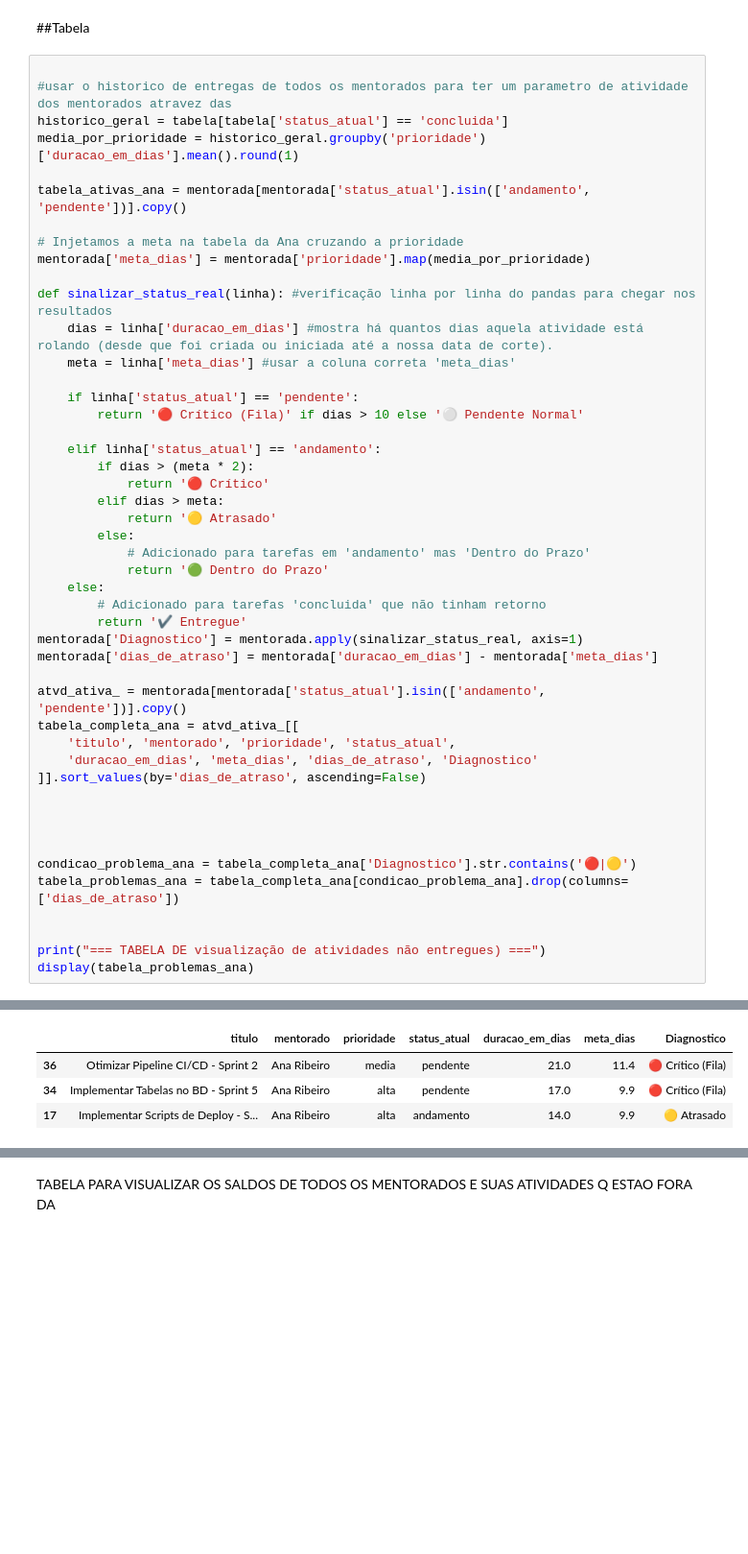
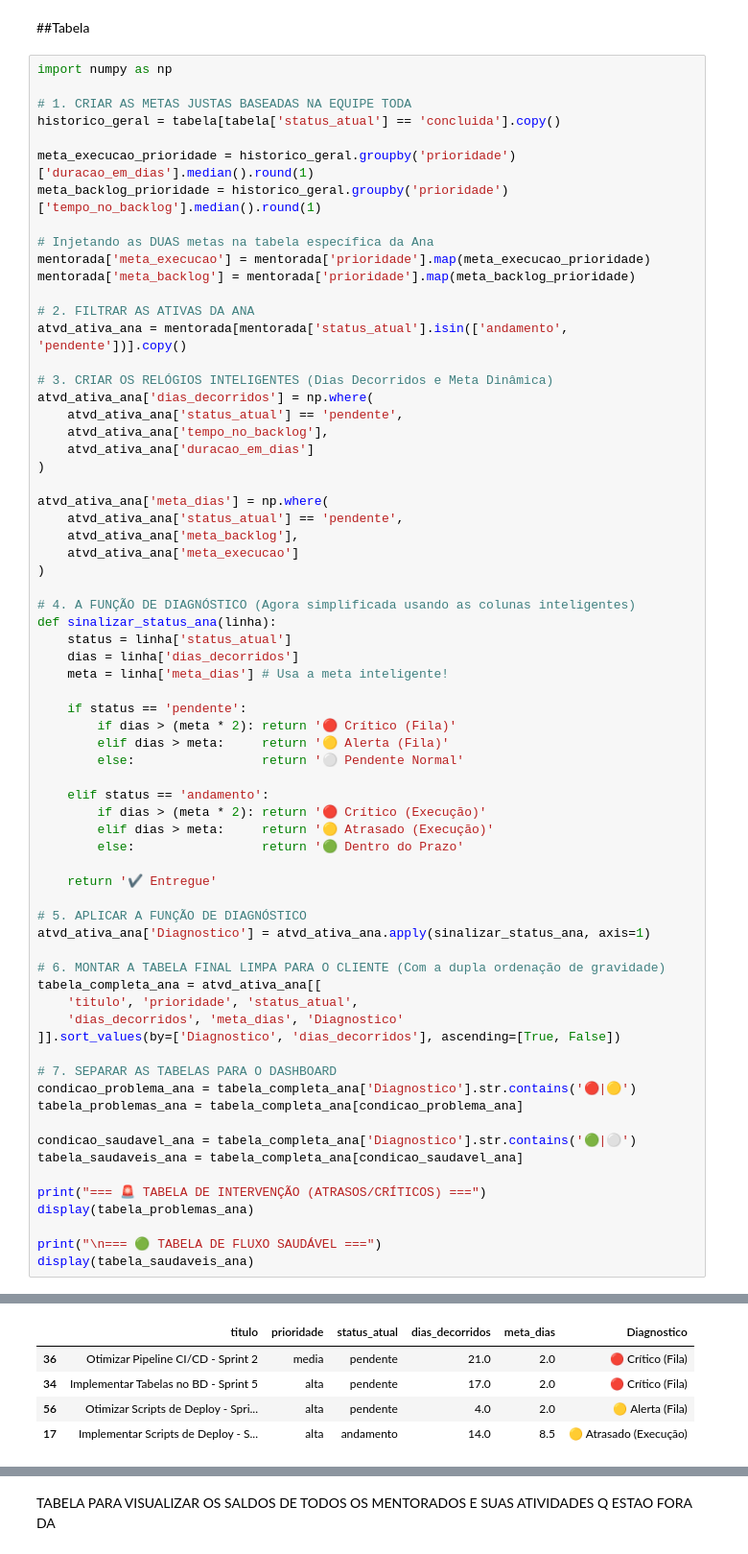
Before and after one commit to JeanCCavalcante/Projeto-Final-Formacao-Full-Stack-, a Jupyter notebook: data_analysis/notebooks/analise_unificada.ipynb, the cells around one changed output, grey strips where cells are left out. Shown at 96% size. Cells and saved outputs as stored; diff of their text form; blank space fills up the shorter version.

```diff
--- a/data_analysis/notebooks/analise_unificada.ipynb
+++ b/data_analysis/notebooks/analise_unificada.ipynb
@@ -750,50 +729,71 @@ if grafico_ana: grafico_ana.show()
 # %% [markdown]
 ##Tabela
 # %%
+import numpy as np
 
-#usar o historico de entregas de todos os mentorados para ter um parametro de atividade dos mentorados atravez das
-historico_geral = tabela[tabela['status_atual'] == 'concluida']
-media_por_prioridade = historico_geral.groupby('prioridade')['duracao_em_dias'].mean().round(1)
+# 1. CRIAR AS METAS JUSTAS BASEADAS NA EQUIPE TODA
+historico_geral = tabela[tabela['status_atual'] == 'concluida'].copy()
 
-tabela_ativas_ana = mentorada[mentorada['status_atual'].isin(['andamento', 'pendente'])].copy()
+meta_execucao_prioridade = historico_geral.groupby('prioridade')['duracao_em_dias'].median().round(1)
+meta_backlog_prioridade = historico_geral.groupby('prioridade')['tempo_no_backlog'].median().round(1)
 
-# Injetamos a meta na tabela da Ana cruzando a prioridade
-mentorada['meta_dias'] = mentorada['prioridade'].map(media_por_prioridade)
+# Injetando as DUAS metas na tabela específica da Ana
+mentorada['meta_execucao'] = mentorada['prioridade'].map(meta_execucao_prioridade)
+mentorada['meta_backlog'] = mentorada['prioridade'].map(meta_backlog_prioridade)
 
-def sinalizar_status_real(linha): #verificação linha por linha do pandas para chegar nos resultados
-    dias = linha['duracao_em_dias'] #mostra há quantos dias aquela atividade está rolando (desde que foi criada ou iniciada até a nossa data de corte).
-    meta = linha['meta_dias'] #usar a coluna correta 'meta_dias'
+# 2. FILTRAR AS ATIVAS DA ANA
+atvd_ativa_ana = mentorada[mentorada['status_atual'].isin(['andamento', 'pendente'])].copy()
 
-    if linha['status_atual'] == 'pendente':
-        return '🔴 Crítico (Fila)' if dias > 10 else '⚪ Pendente Normal'
+# 3. CRIAR OS RELÓGIOS INTELIGENTES (Dias Decorridos e Meta Dinâmica)
+atvd_ativa_ana['dias_decorridos'] = np.where(
+    atvd_ativa_ana['status_atual'] == 'pendente',
+    atvd_ativa_ana['tempo_no_backlog'],
+    atvd_ativa_ana['duracao_em_dias']
+)
 
-    elif linha['status_atual'] == 'andamento':
-        if dias > (meta * 2):
-            return '🔴 Crítico'
-        elif dias > meta:
-            return '🟡 Atrasado'
-        else:
-            # Adicionado para tarefas em 'andamento' mas 'Dentro do Prazo'
-            return '🟢 Dentro do Prazo'
-    else:
-        # Adicionado para tarefas 'concluida' que não tinham retorno
-        return '✔️ Entregue'
-mentorada['Diagnostico'] = mentorada.apply(sinalizar_status_real, axis=1)
-mentorada['dias_de_atraso'] = mentorada['duracao_em_dias'] - mentorada['meta_dias']
+atvd_ativa_ana['meta_dias'] = np.where(
+    atvd_ativa_ana['status_atual'] == 'pendente',
+    atvd_ativa_ana['meta_backlog'],
+    atvd_ativa_ana['meta_execucao']
+)
 
-atvd_ativa_ = mentorada[mentorada['status_atual'].isin(['andamento', 'pendente'])].copy()
-tabela_completa_ana = atvd_ativa_[[
-    'titulo', 'mentorado', 'prioridade', 'status_atual',
-    'duracao_em_dias', 'meta_dias', 'dias_de_atraso', 'Diagnostico'
-]].sort_values(by='dias_de_atraso', ascending=False)
+# 4. A FUNÇÃO DE DIAGNÓSTICO (Agora simplificada usando as colunas inteligentes)
+def sinalizar_status_ana(linha):
+    status = linha['status_atual']
+    dias = linha['dias_decorridos']
+    meta = linha['meta_dias'] # Usa a meta inteligente!
 
+    if status == 'pendente':
+        if dias > (meta * 2): return '🔴 Crítico (Fila)'
+        elif dias > meta:     return '🟡 Alerta (Fila)'
+        else:                 return '⚪ Pendente Normal'
 
+    elif status == 'andamento':
+        if dias > (meta * 2): return '🔴 Crítico (Execução)'
+        elif dias > meta:     return '🟡 Atrasado (Execução)'
+        else:                 return '🟢 Dentro do Prazo'
 
+    return '✔️ Entregue'
 
+# 5. APLICAR A FUNÇÃO DE DIAGNÓSTICO
+atvd_ativa_ana['Diagnostico'] = atvd_ativa_ana.apply(sinalizar_status_ana, axis=1)
+
+# 6. MONTAR A TABELA FINAL LIMPA PARA O CLIENTE (Com a dupla ordenação de gravidade)
+tabela_completa_ana = atvd_ativa_ana[[
+    'titulo', 'prioridade', 'status_atual',
+    'dias_decorridos', 'meta_dias', 'Diagnostico'
+]].sort_values(by=['Diagnostico', 'dias_decorridos'], ascending=[True, False])
+
+# 7. SEPARAR AS TABELAS PARA O DASHBOARD
 condicao_problema_ana = tabela_completa_ana['Diagnostico'].str.contains('🔴|🟡')
-tabela_problemas_ana = tabela_completa_ana[condicao_problema_ana].drop(columns=['dias_de_atraso'])
+tabela_problemas_ana = tabela_completa_ana[condicao_problema_ana]
 
+condicao_saudavel_ana = tabela_completa_ana['Diagnostico'].str.contains('🟢|⚪')
+tabela_saudaveis_ana = tabela_completa_ana[condicao_saudavel_ana]
 
-print("=== TABELA DE visualização de atividades não entregues) ===")
+print("=== 🚨 TABELA DE INTERVENÇÃO (ATRASOS/CRÍTICOS) ===")
 display(tabela_problemas_ana)
+
+print("\n=== 🟢 TABELA DE FLUXO SAUDÁVEL ===")
+display(tabela_saudaveis_ana)
 # %% [output]
@@ -801,4 +801,5 @@ display(tabela_problemas_ana)
-|  | titulo | mentorado | prioridade | status_atual | duracao_em_dias | meta_dias | Diagnostico |
-| 36 | Otimizar Pipeline CI/CD - Sprint 2 | Ana Ribeiro | media | pendente | 21.0 | 11.4 | 🔴 Crítico (Fila) |
-| 34 | Implementar Tabelas no BD - Sprint 5 | Ana Ribeiro | alta | pendente | 17.0 | 9.9 | 🔴 Crítico (Fila) |
-| 17 | Implementar Scripts de Deploy - S... | Ana Ribeiro | alta | andamento | 14.0 | 9.9 | 🟡 Atrasado |
+|  | titulo | prioridade | status_atual | dias_decorridos | meta_dias | Diagnostico |
+| 36 | Otimizar Pipeline CI/CD - Sprint 2 | media | pendente | 21.0 | 2.0 | 🔴 Crítico (Fila) |
+| 34 | Implementar Tabelas no BD - Sprint 5 | alta | pendente | 17.0 | 2.0 | 🔴 Crítico (Fila) |
+| 56 | Otimizar Scripts de Deploy - Spri... | alta | pendente | 4.0 | 2.0 | 🟡 Alerta (Fila) |
+| 17 | Implementar Scripts de Deploy - S... | alta | andamento | 14.0 | 8.5 | 🟡 Atrasado (Execução) |
```
Also changed, not shown: parts of 22 cells of this notebook, 5 other files.
